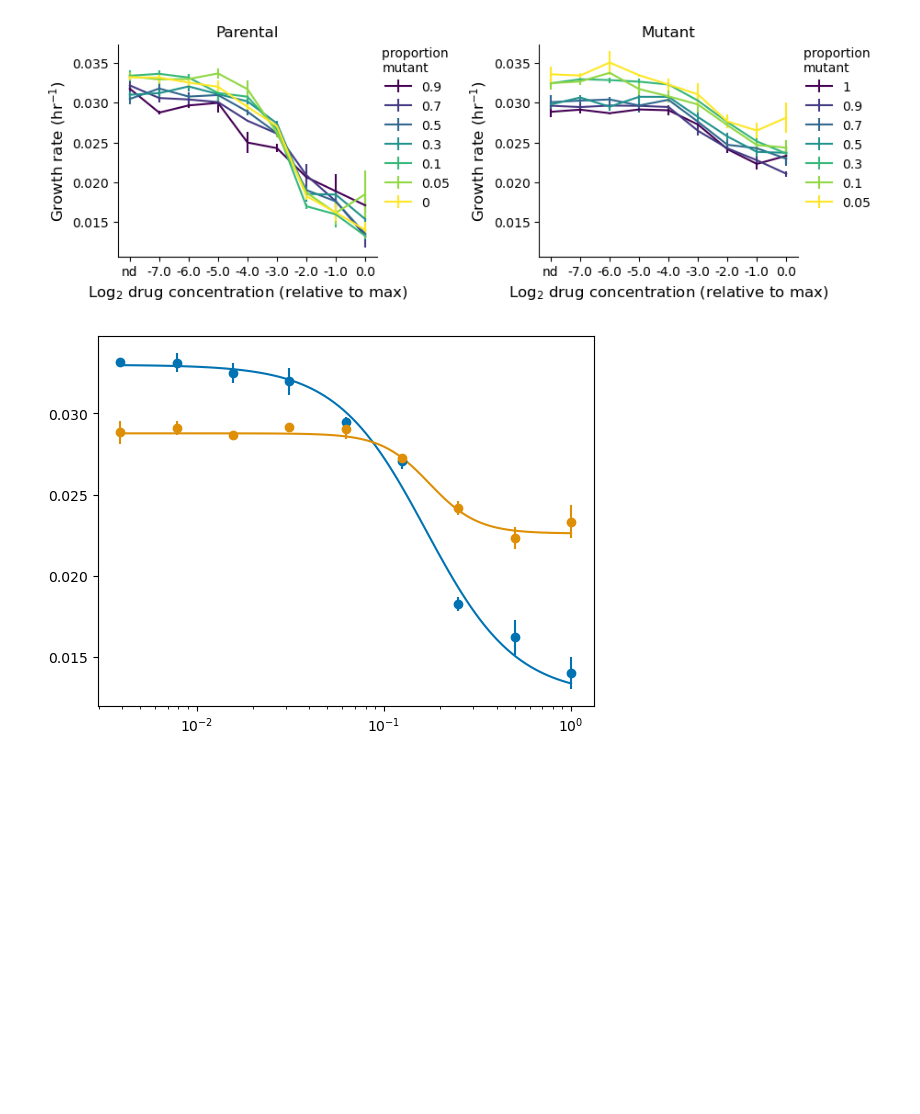
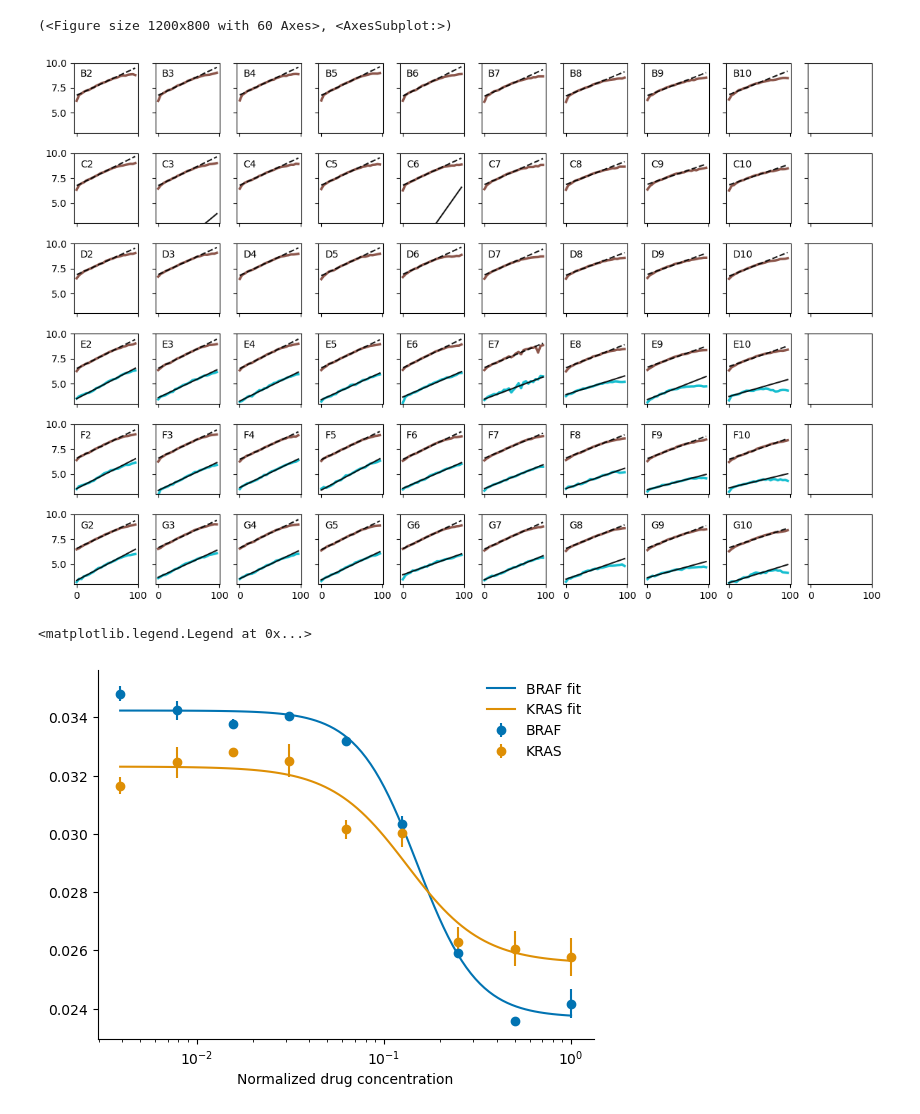
Before and after one commit to eshanking/msw_analysis, a Jupyter notebook: cancer_seascape_est.ipynb, the cells around one changed output. Saved outputs shown, nothing was run; the diff lists cells and outputs as text; code cells hidden in the pictures; blank space fills up the shorter version.

```diff
--- a/cancer_seascape_est.ipynb
+++ b/cancer_seascape_est.ipynb
@@ -25,0 +85,5 @@ def natural_keys(text):
+# %%
+cg.plot_plate(plate_num=0,plot_fit=True)
+# %% [output]
+(<Figure size 1200x800 with 60 Axes>, <AxesSubplot:>)
+[figure, added]
@@ -26,35 +152,43 @@ def natural_keys(text):
 # %%
-exp_folder = 'data/1_Game_parental_vs_braf_Gef_091222'
+exp_folder = 'data/5_Game_braf_vs_kras_Gef_112222'
 
-cg = CancerGame(exp_folder)
+cg = CancerGame(exp_folder,use_sigma=False)
 cg.execute()
 
 fig,ax = plt.subplots()
 
 data = cg.fitness_parental
 dr_params = cg.parental_dr_params
 
-ax.errorbar(cg.dc,data[0]['avg'],yerr=data[0]['err'],fmt='o',label='Parental',
+ax.errorbar(cg.dc,data[0]['avg'],yerr=data[0]['err'],fmt='o',label='BRAF',
             color=color_list[0])
 
 xfit = np.logspace(np.min(np.log10(cg.dc)),
                     np.max(np.log10(cg.dc)),100)
 
 yfit = cg.hill_fn(xfit,*dr_params[0])
-ax.plot(xfit,yfit,color=color_list[0],label='Parental fit')
+ax.plot(xfit,yfit,color=color_list[0],label='BRAF fit')
 
 data = cg.fitness_resistant
 dr_params = cg.mutant_dr_params
 
-ax.errorbar(cg.dc,data[1]['avg'],yerr=data[1]['err'],fmt='o',label='Parental',
+kras_dr_params_old = dr_params
+
+ax.errorbar(cg.dc,data[1]['avg'],yerr=data[1]['err'],fmt='o',label='KRAS',
             color=color_list[1])
 
 xfit = np.logspace(np.min(np.log10(cg.dc)),
                     np.max(np.log10(cg.dc)),100)
 yfit = cg.hill_fn(xfit,*dr_params[1])
-ax.plot(xfit,yfit,color=color_list[1],label='Parental fit')
+ax.plot(xfit,yfit,color=color_list[1],label='KRAS fit')
 
 ax.set_xscale('log')
+
+ax.spines['top'].set_visible(False)
+ax.spines['right'].set_visible(False)
+
+ax.set_xlabel('Normalized drug concentration')
+ax.legend(frameon=False)
 # %% [output]
+<matplotlib.legend.Legend at 0x...>
-[figure, old version]
+[figure, new version]
-[figure, removed]
```
Also changed, not shown: parts of 9 cells of this notebook, 5 other files.
